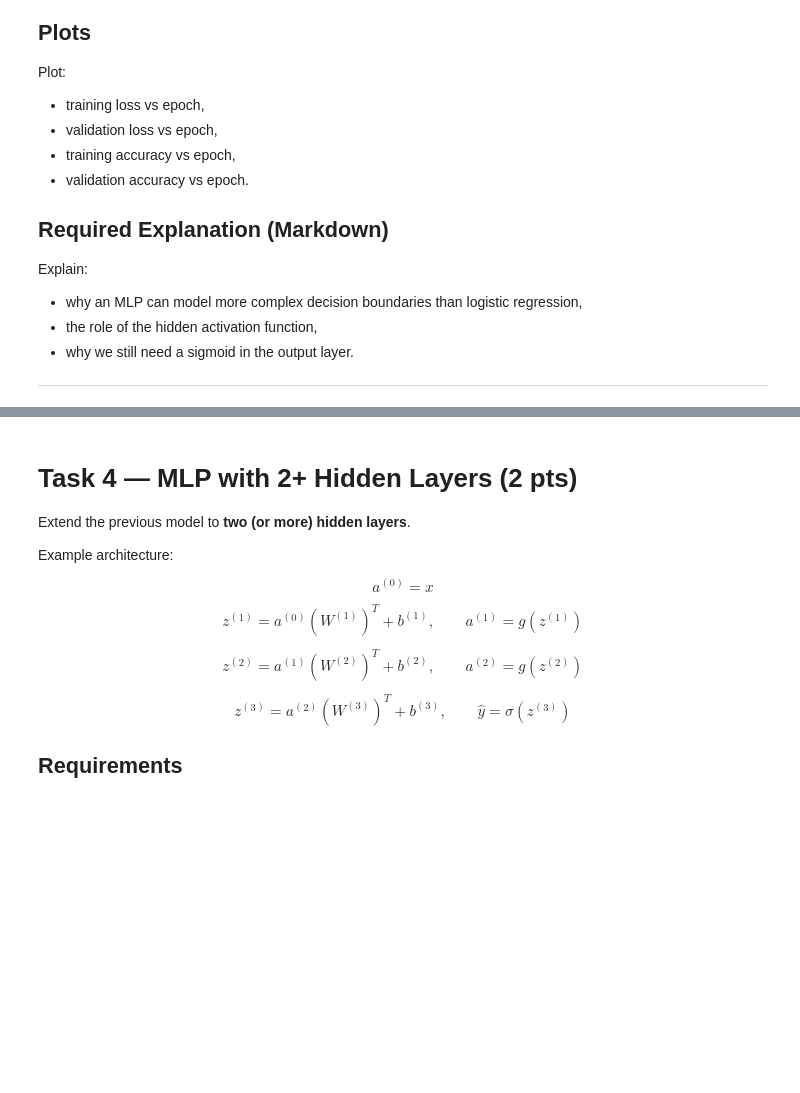
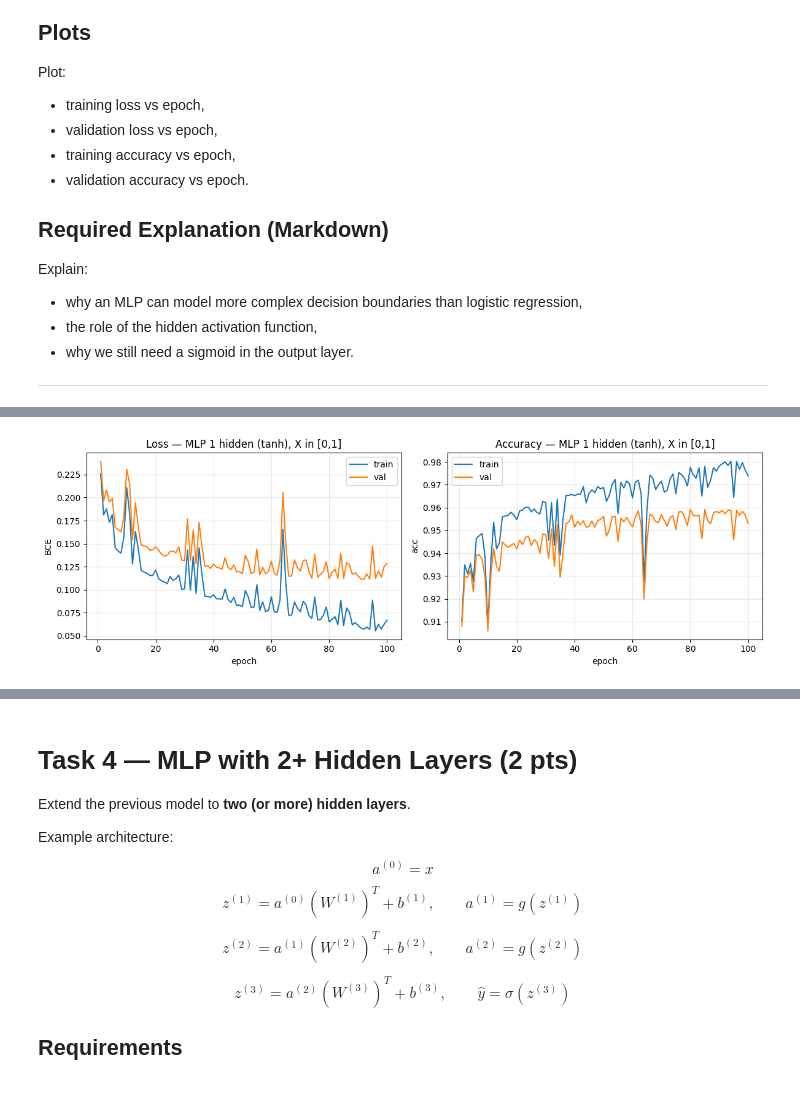
Before and after one commit to Owczany/Semestr-6, a Jupyter notebook: neural_networks/assignments/list_3/task.ipynb, the cells around one changed output, grey strips where cells are left out. Drawn from its saved outputs; the diff is of its cells as text; code cells hidden in the pictures; blank space fills up the shorter version.

```diff
--- a/neural_networks/assignments/list_3/task.ipynb
+++ b/neural_networks/assignments/list_3/task.ipynb
@@ -320,3 +649,68 @@ Explain:
 
 
 ---
+# %%
+# === Task 3: MLP with 1 hidden layer (manual forward, autograd grads, manual updates) ===
+def init_mlp1(d_in, h1, weight_scale=0.05):
+    # Init on CPU for reproducibility; then move to CUDA if available.
+    g = torch.Generator().manual_seed(SEED)
+    W1 = (weight_scale * torch.randn(h1, d_in, generator=g)).to(device).requires_grad_(True)
+    b1 = torch.zeros(h1, device=device, requires_grad=True)
+    W2 = (weight_scale * torch.randn(1, h1, generator=g)).to(device).requires_grad_(True)
+    b2 = torch.zeros(1, device=device, requires_grad=True)
+    return [W1, b1, W2, b2]
+
+def forward_mlp1(X, params):
+    W1, b1, W2, b2 = params
+    z1 = X @ W1.T + b1  # (N,h1)
+    a1 = torch.tanh(z1)
+    z2 = a1 @ W2.T + b2  # (N,1)
+    y_hat = sigmoid(z2)
+    return y_hat
+
+@torch.no_grad()
+def eval_mlp1(X, y, params, batch_size=512):
+    ds = TensorDataset(X, y)
+    dl = DataLoader(ds, batch_size=batch_size, shuffle=False)
+    losses, accs = [], []
+    for xb, yb in dl:
+        xb = xb.to(device)
+        yb = yb.to(device)
+        y_hat = forward_mlp1(xb, params)
+        losses.append(bce_loss(y_hat, yb).item())
+        accs.append(accuracy(y_hat, yb).item())
+    return float(np.mean(losses)), float(np.mean(accs))
+
+def train_mlp1(X_train, y_train, X_val, y_val, h1=128, lr=0.1, epochs=100, batch_size=256, weight_scale=0.05):
+    d_in = X_train.shape[1]
+    params = init_mlp1(d_in, h1=h1, weight_scale=weight_scale)
+    ds = TensorDataset(X_train, y_train)
+    dl = DataLoader(ds, batch_size=batch_size, shuffle=True, generator=torch.Generator().manual_seed(SEED))
+    hist = {'train_loss': [], 'val_loss': [], 'train_acc': [], 'val_acc': []}
+
+    for epoch in range(1, epochs + 1):
+        for xb, yb in dl:
+            xb = xb.to(device)
+            yb = yb.to(device)
+            y_hat = forward_mlp1(xb, params)
+            loss = bce_loss(y_hat, yb)
+            loss.backward()
+
+            with torch.no_grad():
+                for p in params:
+                    p -= lr * p.grad
+                    p.grad.zero_()
+
+        tr_loss, tr_acc = eval_mlp1(X_train, y_train, params)
+        va_loss, va_acc = eval_mlp1(X_val, y_val, params)
+        hist['train_loss'].append(tr_loss)
+        hist['val_loss'].append(va_loss)
+        hist['train_acc'].append(tr_acc)
+        hist['val_acc'].append(va_acc)
+        if epoch in {1, 2, 5, 10, 20, 50, 100} or epoch == epochs:
+            print(f"Epoch {epoch:3d} | train loss {tr_loss:.4f} acc {tr_acc:.4f} | val loss {va_loss:.4f} acc {va_acc:.4f}")
+    return params, hist
+
+mlp1_params, mlp1_hist = train_mlp1(Xn_train, y_train, Xn_val, y_val, h1=128, lr=0.2, epochs=100, batch_size=256)
+plot_history(mlp1_hist, title='MLP 1 hidden (tanh), X in [0,1]')
+# %% [output]
@@ -322,0 +724 @@ Explain:
+[figure, added]
```
Also changed, not shown: parts of 15 cells of this notebook, 1 other file.
